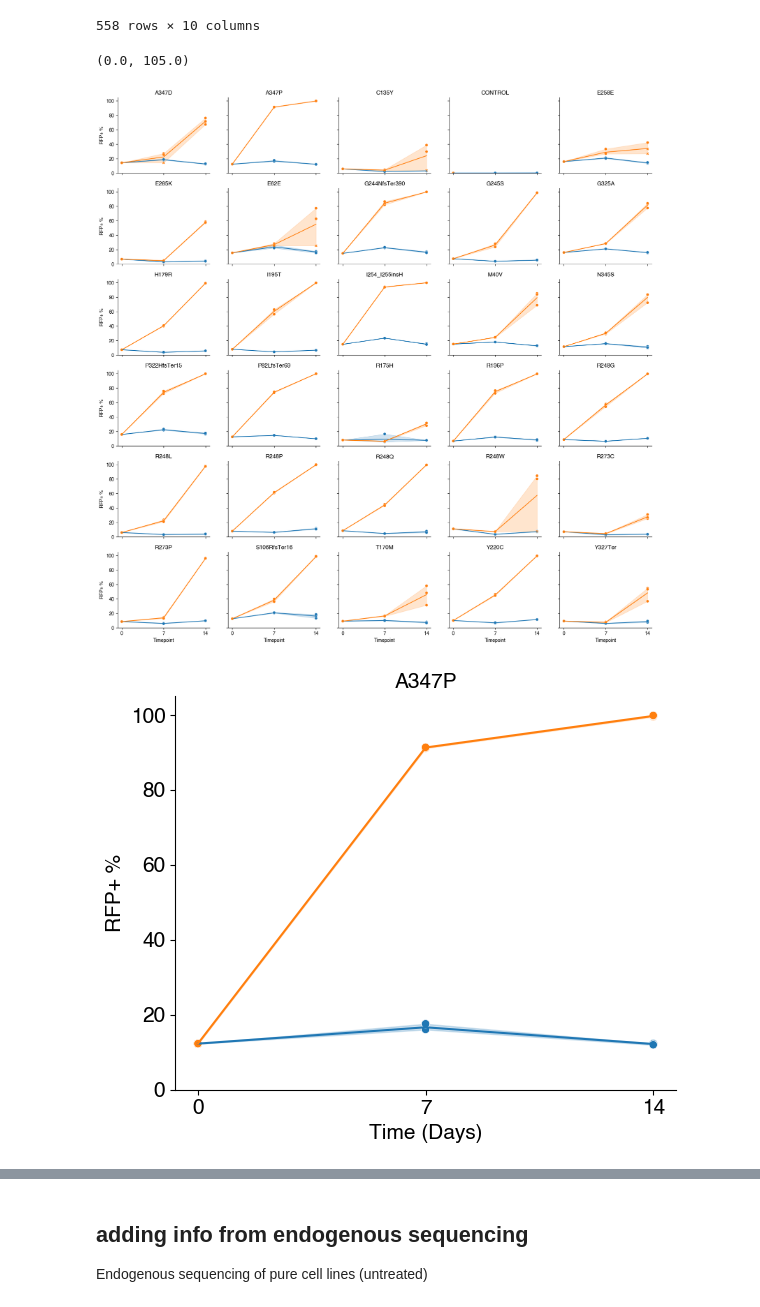
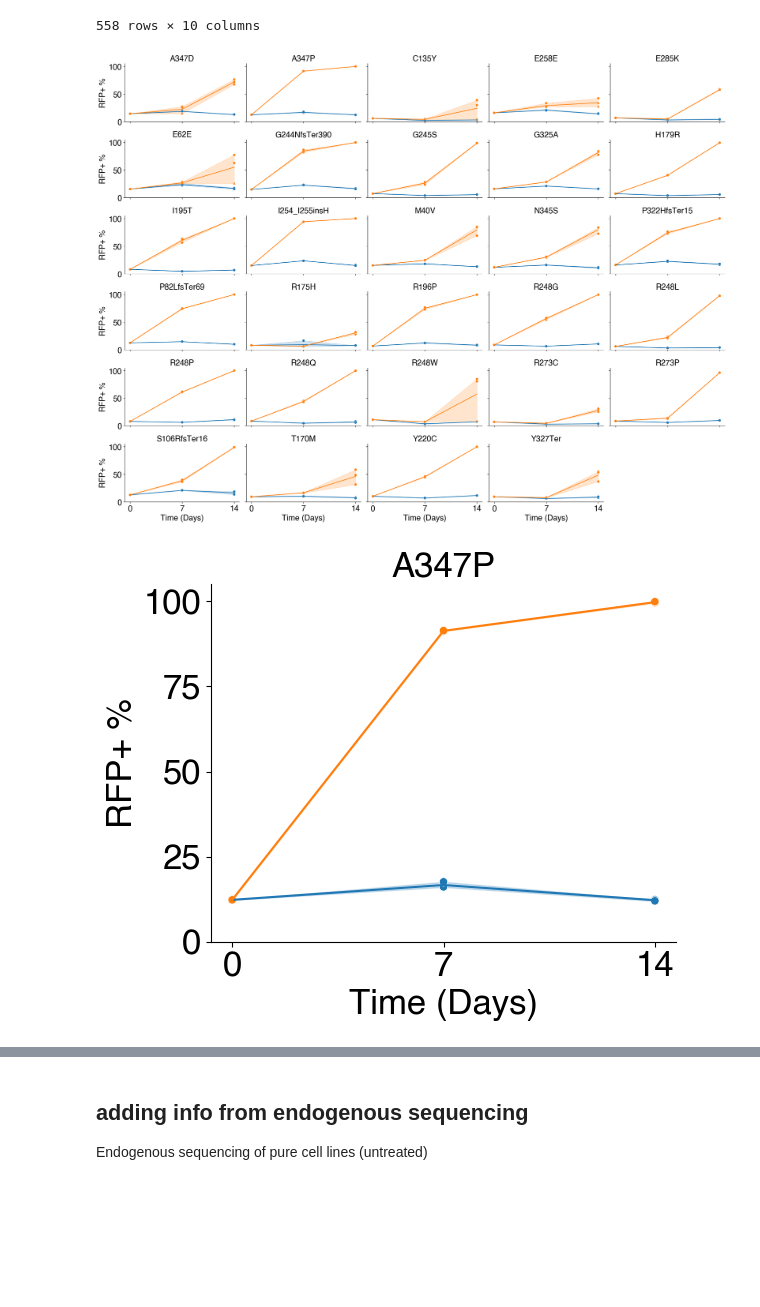
Before and after one commit to samgould2/p53-prime-editing-sensor, a Jupyter notebook: figure5_v2.ipynb, the cells around one changed output, grey strips where cells are left out. Saved outputs shown, nothing was run; the diff lists cells and outputs as text; code cells hidden in the pictures; blank space fills up the shorter version.

```diff
--- a/figure5_v2.ipynb
+++ b/figure5_v2.ipynb
@@ -360,7 +401,7 @@ fig.tight_layout(pad=.75)
 # %% [output]
 [figure]
 # %%
-fig, ax = plt.subplots(5,3,figsize=(14,6), sharey=False, sharex=False, width_ratios=[11, 12, 6])
+fig, ax = plt.subplots(5,3,figsize=(14,5), sharey=False, sharex=False, width_ratios=[11, 12, 6])
 #high, medium, low
 
 g = sns.heatmap([high['Corr_perc_untreated']], ax= ax[0][0], linewidth=.5, cmap='Reds', vmin=0, vmax=86, cbar=False)
@@ -665,41 +706,48 @@ a549
 | 557 | NaN | 10301 | 15.80 | NaN | NaN | E258E | Treated | NaN | ... |
 558 rows × 10 columns
 # %%
-plot_df = a549
+plot_df = a549[a549['pegRNA Identity']!='CONTROL']
+
+sns.set_palette(sns.color_palette("tab10"))
+
 
 #and plotting
 s1 = np.unique(plot_df['pegRNA Identity'])
 samp_dict = dict(zip(list(range(1, len(s1)+1)), s1))
 
-fig, ax = plt.subplots(6,5, figsize=(20,20), sharex=True, sharey=True)
+fig, ax = plt.subplots(6,5, figsize=(20,15), sharex=True, sharey=True)
 for i in range(6):
     for k in range(5):
         row = i%6
         col = k
         sample_num = k +1+ i*5
         if sample_num<=len(s1):
             sns.lineplot(data = plot_df[plot_df['pegRNA Identity']==samp_dict[sample_num]], x='Timepoint', y='RFP+ %', hue='Treatment', ax = ax[row][col], legend=False)
             sns.scatterplot(data = plot_df[plot_df['pegRNA Identity']==samp_dict[sample_num]], x='Timepoint', y='RFP+ %', hue='Treatment', style = 'Corrected', markers=['o', 'X'], ax = ax[row][col], legend=False)
             #if sample_num<=29:
             tit = samp_dict[sample_num]
-            ax[row][col].set_title(tit)
+            ax[row][col].set_title(tit, fontsize=18)
             ax[row][col].spines['top'].set_visible(False)
             ax[row][col].spines['right'].set_visible(False)
+            ax[row][col].tick_params(axis='both', which='major', labelsize=18)
+            ax[row][col].set_ylabel('RFP+ %', fontsize=18)
+            ax[row][col].set_xlabel('Time (Days)', fontsize=18)
+
 
 
         else:
             continue
 
 ax[0][0].set_xticks([0,1,2])
 ax[0][0].set_xticklabels([0,7,14])
 ax[0][0].set_ylim(0,105)
-#fig.delaxes(ax[5][4])
-
+fig.delaxes(ax[5][4])
+fig.tight_layout()
 #orange = Nutlin-treated
 #blue = Untreated
+#fig.savefig('full_comp_v2.pdf')
 # %% [output]
-(0.0, 105.0)
-[figure, old version]
+[figure, new version]
 # %%
 mutant = 'A347P'
 s = plot_df[plot_df['pegRNA Identity']==mutant]
@@ -711,16 +759,17 @@ sns.scatterplot(data = s, x='Timepoint', y='RFP+ %', hue='Treatment', style = 'C
 ax.spines[['top', 'right']].set_visible(False)
 ax.set_xticks([0,1,2])
 ax.set_xticklabels([0,7,14])
-ax.tick_params(axis='both', which='major', labelsize=15)
+ax.tick_params(axis='both', which='major', labelsize=25)
 
-ax.set_title(mutant, fontsize=15)
-ax.set_xlabel('Time (Days)', fontsize=15)
-ax.set_ylabel('RFP+ %', fontsize=15)
+ax.set_title(mutant, fontsize=25)
+ax.set_xlabel('Time (Days)', fontsize=25)
+ax.set_ylabel('RFP+ %', fontsize=25)
 
 ax.set_ylim(0,105)
 fig.tight_layout()
+fig.savefig('A347P.pdf')
 # %% [output]
-[figure, old version]
+[figure, new version]
 # %%
 #and lastly, adding information on change in RFP% over time
 
```
Also changed, not shown: parts of 20 cells of this notebook.
